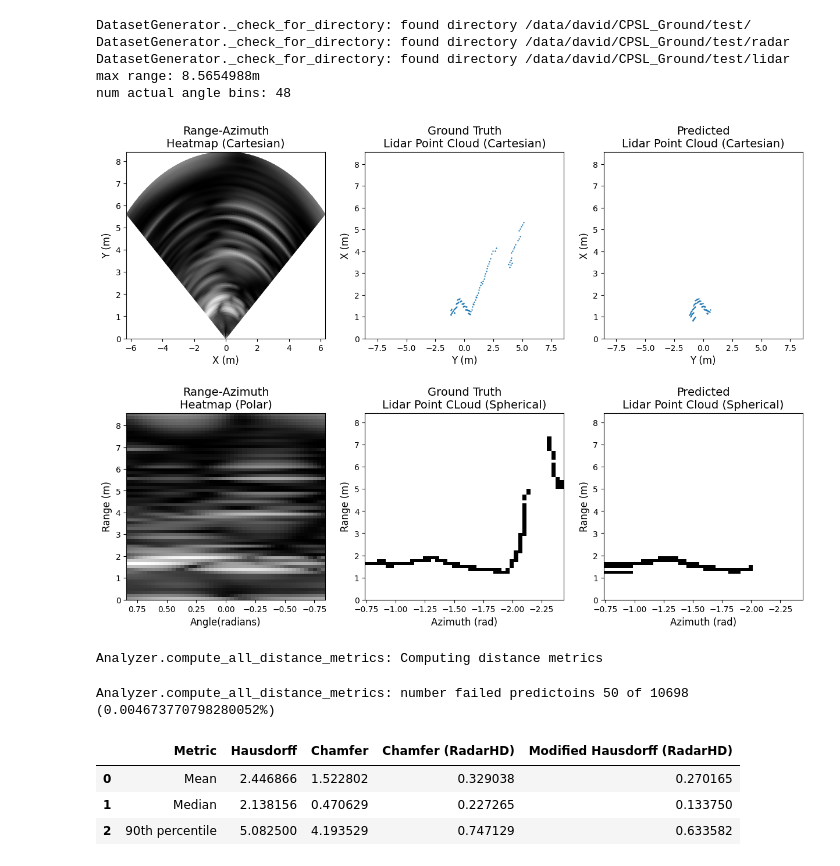
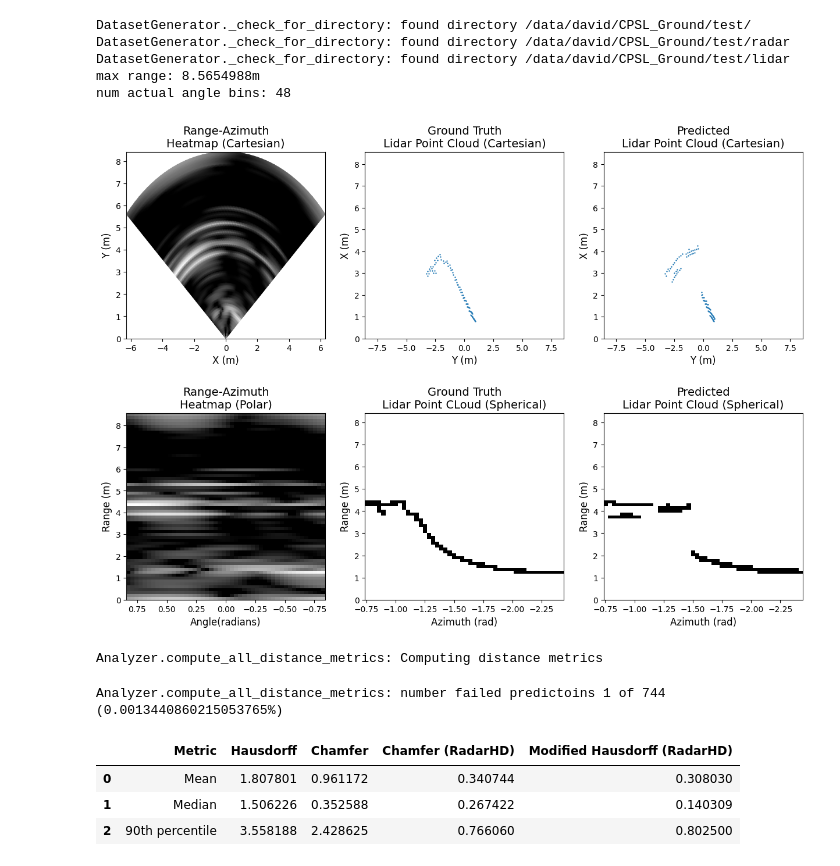
Before and after one commit to cpsl-research/radar-dev, a Jupyter notebook: Notebooks/view_results.ipynb, the cells around one changed output. Drawn from its saved outputs; the diff is of its cells as text; code cells hidden in the pictures.

```diff
--- a/Notebooks/view_results.ipynb
+++ b/Notebooks/view_results.ipynb
@@ -127,25 +127,25 @@ result_analyzer = Analyzer(
     dataset_generator=dataset_generator,
     transforms_to_apply= unet_transforms,
     working_dir="working_dir/",
-    model_file_name="averaging.pth",
+    model_file_name="trained_campus_20_frames_20e.pth",
     cuda_device="cuda:0"
 )
 # %%
 #show the results for a given sample
-result_analyzer.view_result(sample_idx=1500)
+result_analyzer.view_result(sample_idx=300)
 # %% [output]
-[figure, old version]
+[figure, new version]
 # %%
 chamfer_distances, hausdorff_distances,chamfer_distances_radarHD, modified_hausdorff_distances_radarHD = result_analyzer.compute_all_distance_metrics()
 
 result_analyzer.show_summary_statistics(chamfer_distances,hausdorff_distances,chamfer_distances_radarHD, modified_hausdorff_distances_radarHD)
 # %% [output]
 Analyzer.compute_all_distance_metrics: Computing distance metrics
-Analyzer.compute_all_distance_metrics: number failed predictoins 50 of 10698 (0.004673770798280052%)
+Analyzer.compute_all_distance_metrics: number failed predictoins 1 of 744 (0.0013440860215053765%)
 |  | Metric | Hausdorff | Chamfer | Chamfer (RadarHD) | Modified Hausdorff (RadarHD) |
-| 0 | Mean | 2.446866 | 1.522802 | 0.329038 | 0.270165 |
-| 1 | Median | 2.138156 | 0.470629 | 0.227265 | 0.133750 |
-| 2 | 90th percentile | 5.082500 | 4.193529 | 0.747129 | 0.633582 |
+| 0 | Mean | 1.807801 | 0.961172 | 0.340744 | 0.308030 |
+| 1 | Median | 1.506226 | 0.352588 | 0.267422 | 0.140309 |
+| 2 | 90th percentile | 3.558188 | 2.428625 | 0.766060 | 0.802500 |
 # %%
 result_analyzer.plot_distance_metrics_cdfs(chamfer_distances,hausdorff_distances,chamfer_distances_radarHD,modified_hausdorff_distances_radarHD)
 # %% [output]
```
Also changed, not shown: parts of 2 cells of this notebook, 3 other files.
